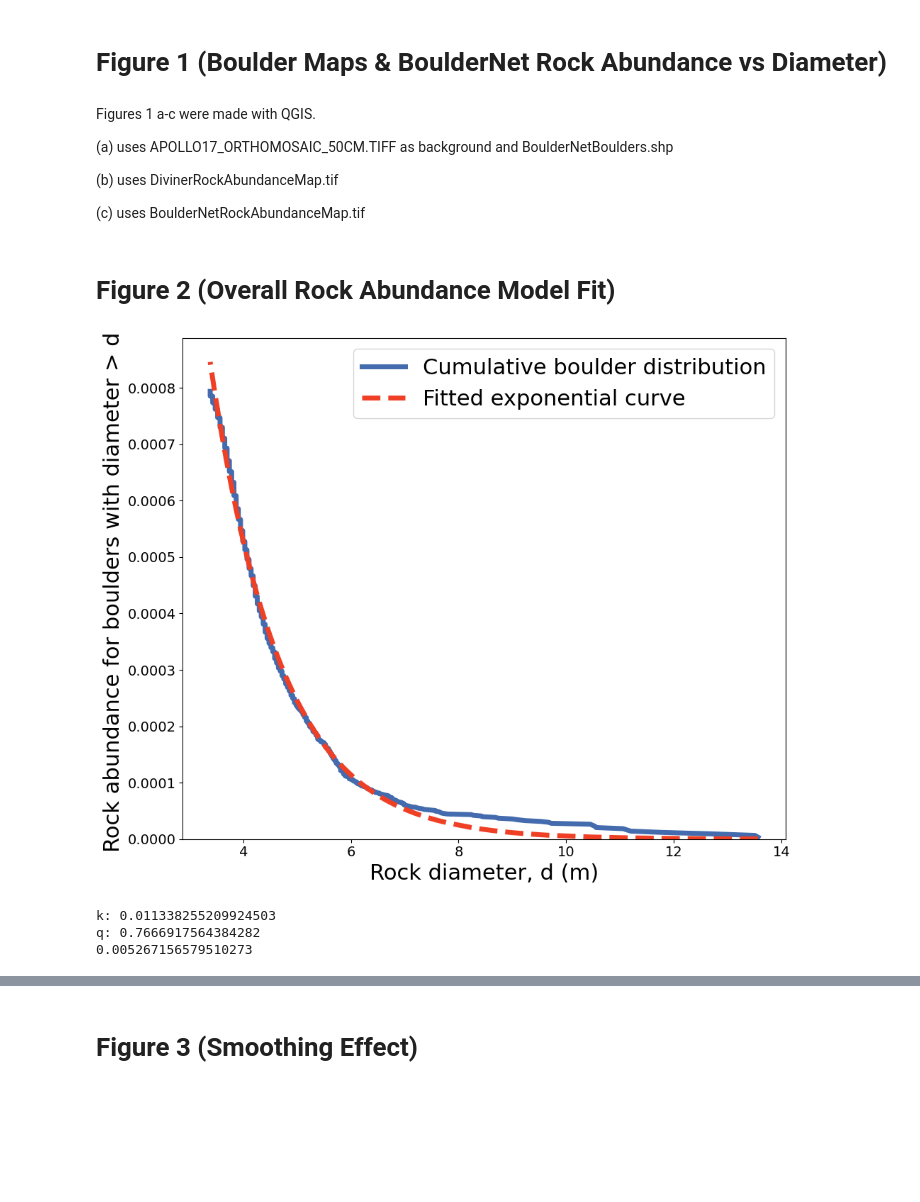
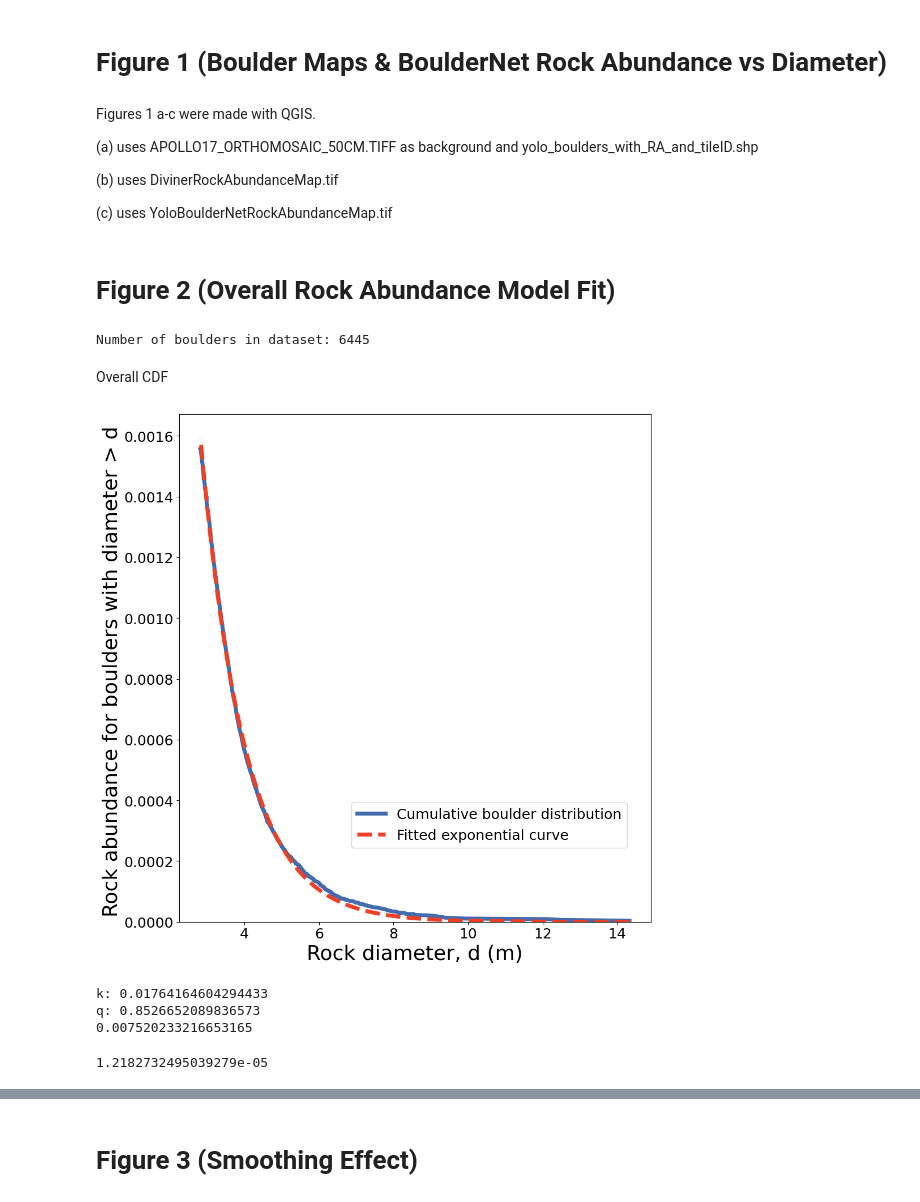
Before and after one commit to brianvamaro/lunarrockabundance, a Jupyter notebook: Lunar Rock Abundance Comparison Analysis.ipynb, the cells around one changed output, grey strips where cells are left out. Drawn from its saved outputs; the diff is of its cells as text; code cells hidden in the pictures; blank space fills up the shorter version.

```diff
--- a/Lunar Rock Abundance Comparison Analysis.ipynb
+++ b/Lunar Rock Abundance Comparison Analysis.ipynb
@@ -31,10 +33,10 @@ def rock_abundance_function(D, k, q):
 # %% [markdown]
 Figures 1 a-c were made with QGIS.
 
-(a) uses APOLLO17_ORTHOMOSAIC_50CM.TIFF as background and BoulderNetBoulders.shp
+(a) uses APOLLO17_ORTHOMOSAIC_50CM.TIFF as background and yolo_boulders_with_RA_and_tileID.shp
 
 (b) uses DivinerRockAbundanceMap.tif
 
-(c) uses BoulderNetRockAbundanceMap.tif
+(c) uses YoloBoulderNetRockAbundanceMap.tif
 # %% [markdown]
 # Figure 2 (Overall Rock Abundance Model Fit)
@@ -49,36 +43,66 @@ bouldersGDF['diameter'] = 2 * np.sqrt(bouldersGDF['boulder_area'] / np.pi)
+# %%
+bouldersGDFYolo = pd.read_csv('Data/yolo_boulders_with_RA_and_tileID.csv')
+bouldersGDFYolo['tile_area'] = bouldersGDFYolo['area_2']
+bouldersGDFYolo['tile_id'] = bouldersGDFYolo['id_3']
+bouldersGDFYolo['boulder_area'] = bouldersGDFYolo['area']
+bouldersGDFYolo['diameter'] = 2 *np.sqrt(bouldersGDFYolo['boulder_area'] / np.pi)
+bouldersGDFYolo['arealFracYolo'] = bouldersGDFYolo['arealFracY']
+bouldersGDFYolo['arealFracPowell'] = bouldersGDFYolo['ArealFrac']
+bouldersGDFYolo['DivinerRA'] = bouldersGDFYolo['DivinerRAm']
+
+
+NUM_TILES = 864
+total_area = NUM_TILES * bouldersGDFYolo.tile_area[1]
+
+area_threshold = .5*.5*5*5
+diameter_threshold = 2* (np.sqrt((area_threshold)/ np.pi))
+
+print(f"Number of boulders in dataset: {len(bouldersGDFYolo[bouldersGDFYolo.diameter >= diameter_threshold])}")
+# %% [output]
+Number of boulders in dataset: 6445
+# %% [markdown]
+Overall CDF
 # %%
-diameterVals, arealFractionVals = get_cumulative_area(bouldersGDF, total_area=total_area, minimum=3.385)
+diameterVals, arealFractionVals = get_cumulative_area(bouldersGDFYolo, total_area=total_area, minimum=diameter_threshold)
 
 params, pcov = curve_fit(lambda D,k,q:  rock_abundance_function(D, k, q),  diameterVals,  arealFractionVals,  p0=(0.01, 1))
 k = params[0]
 q = params[1]
 
-extended_diameters = np.concatenate([
-    np.linspace(1, min(diameterVals), 50),  # Add points between 1m and your first measurement
-    diameterVals
-])
 
-fig, ax = plt.subplots(figsize=(10, 8))
+fig, ax = plt.subplots(figsize=(10, 10))
 ax.plot(diameterVals, arealFractionVals, 'xkcd:french blue', label="Cumulative boulder distribution", linewidth=5)
 ax.plot(diameterVals, rock_abundance_function(diameterVals, k, q), 'xkcd:tomato', linestyle="--", label="Fitted exponential curve", linewidth=5)
-ax.set_xlabel("Rock diameter, d (m)", fontsize=22)
-ax.set_ylabel("Rock abundance for boulders with diameter > d ", fontsize=22)
-ax.tick_params(axis='both', which='major', labelsize=14)
-legend = ax.legend(prop={'size': 22})
+ax.set_xlabel("Rock diameter, d (m)", fontsize=26)
+ax.set_ylabel("Rock abundance for boulders with diameter > d ", fontsize=26)
+ax.tick_params(axis='both', which='major', labelsize=18)
+legend = ax.legend(
+    prop={'size': 18},
+    loc='upper left',
+    bbox_to_anchor=(.35, .25)   # (horizontal, vertical)
+)
 plt.ylim(0)
 
 plt.tight_layout()
-
-plt.savefig('Figure 2 plot.png', dpi=300, bbox_inches='tight')
 
 plt.show()
 
 print(f'k: {k}')
 print(f'q: {q}')
 print(rock_abundance_function(1, k, q))
 # %% [output]
-[figure, old version]
+[figure, new version]
-k: 0.011338255209924503
-q: 0.7666917564384282
-0.005267156579510273
+k: 0.01764164604294433
+q: 0.8526652089836573
+0.007520233216653165
+# %%
+y_predicted = rock_abundance_function(diameterVals, k, q)
+residuals = arealFractionVals - y_predicted
+
+mse = np.mean(residuals**2)
+
+rmse = np.sqrt(mse)
+rmse
+# %% [output]
+1.2182732495039279e-05
 # %%
```
Also changed, not shown: parts of 49 cells of this notebook.
